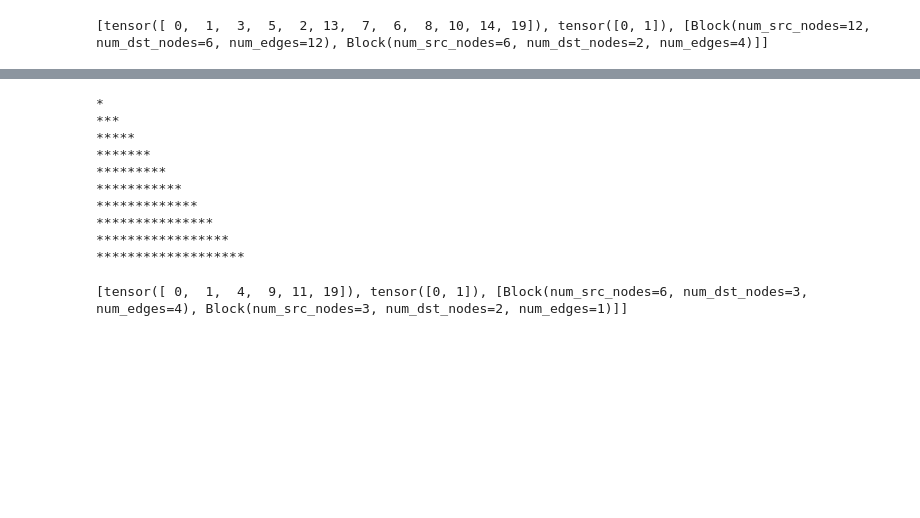
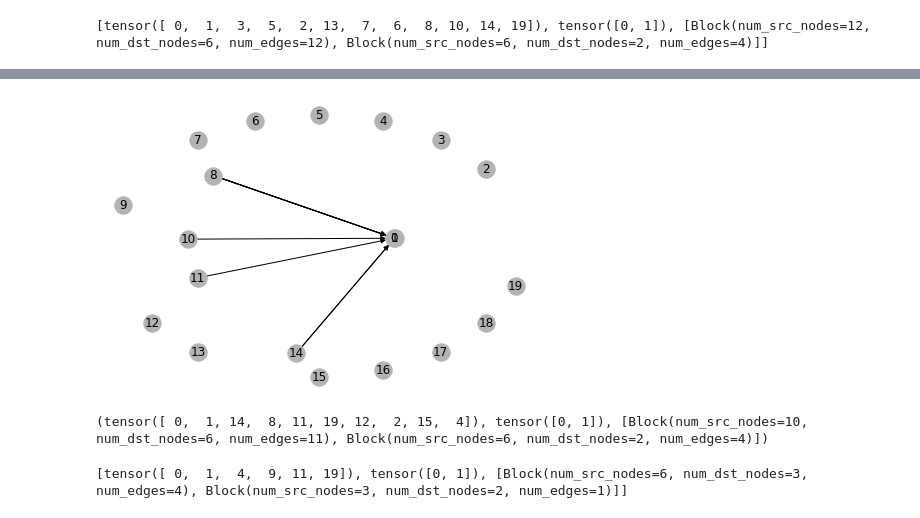
Before and after one commit to langgege-cqu/maxp_dgl, a Jupyter notebook: maxp_model_zlm/try_dgl.ipynb, the cells around one changed output, grey strips where cells are left out. Cells and saved outputs as stored; diff of their text form; code cells hidden in the pictures; blank space fills up the shorter version.

```diff
--- a/maxp_model_zlm/try_dgl.ipynb
+++ b/maxp_model_zlm/try_dgl.ipynb
@@ -76,0 +85,7 @@ for  batch in dataloader1:
+# %%
+
+src_1, dst_1 = g_1.all_edges()
+src_2, dst_2 = g_2.all_edges()
+src = torch.cat((src_1, src_2),dim=-1)
+dst = torch.cat((dst_1, dst_2),dim=-1)
+g_3 = dgl.graph((src, dst), num_nodes=g.number_of_nodes())
@@ -77,3 +106,10 @@ for  batch in dataloader1:
+# %%
+nx_G = g_3.to_networkx()
+# 为了图更加美观，我们使用Kamada-Kawaii layout
+pos = nx.kamada_kawai_layout(nx_G)
+nx.draw(nx_G, pos, with_labels=True, node_color=[[.7, .7, .7]])
+# %% [output]
+[figure, added]
 # %%
 class MultiLayerInOutSampler(dgl.dataloading.BlockSampler):
     def __init__(self, num_layers, in_fanouts, out_fanouts, return_eids=False, output_ctx=None):
@@ -92,40 +131,22 @@ class MultiLayerInOutSampler(dgl.dataloading.BlockSampler):
 
     def __len__(self):
         return self.num_layers
-# %%
-# 可无限迭代直角三角形的行
-class righttriangle:
-  def __init__(self):
-    # 定义一个变量n，表示当前的行数
-    self.n = 1
-  def __next__(self):
-    # 通过字符串的乘法获取直接三角形每一行的字符串，每一行字符串的长度是2 * n -1
-    result = '*' * (2 * self.n - 1)
-    # 行数加1
-    self.n += 1
-    return result
-  # 该方法必须返回一个迭代器
-  def __iter__(self):
-    return self
-
-rt = righttriangle()
-# 对迭代器进行迭代
-for e in rt:
-  # 限制输出行的长度不能大于20，否则将会无限输出行
-  if len(e) > 20:
-    break
-  print(e)
-# %% [output]
-*
-***
-*****
-*******
-*********
-***********
-*************
-***************
-*****************
-*******************
+# %%
+sampler =  MultiLayerInOutSampler(num_layers=2, in_fanouts=[1,1], out_fanouts=[1,1])
+train_nid = range(10)
+dataloader = NodeDataLoader(g_r,
+                            train_nid,
+                            sampler,
+                            batch_size=2,
+                            shuffle=False,
+                            drop_last=False,
+                            num_workers=4)
+for  batch in dataloader:
+    input_nodes, output_nodes, blocks = batch
+    print(batch)
+    break
+# %% [output]
+(tensor([ 0,  1, 14,  8, 11, 19, 12,  2, 15,  4]), tensor([0, 1]), [Block(num_src_nodes=10, num_dst_nodes=6, num_edges=11), Block(num_src_nodes=6, num_dst_nodes=2, num_edges=4)])
 # %%
 sampler2 =  MultiLayerInOutSampler(num_layers=2, in_fanouts=[-1,-1], out_fanouts=[-1,-1])
 train_nid = range(10)
```
Also changed, not shown: parts of 12 cells of this notebook, 23 other files.
